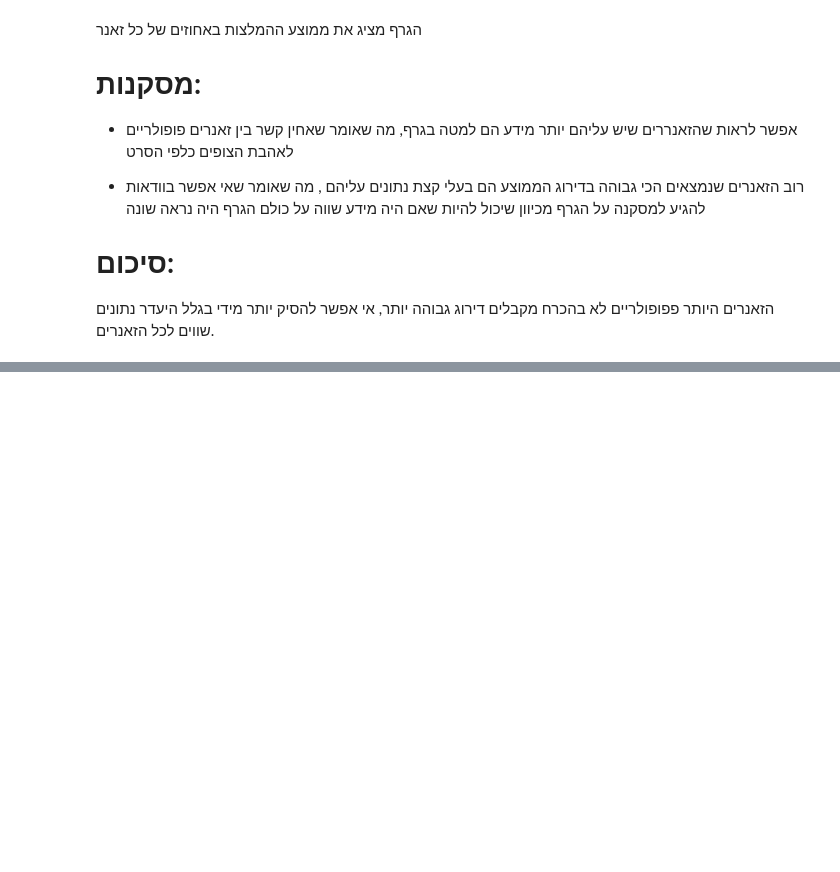
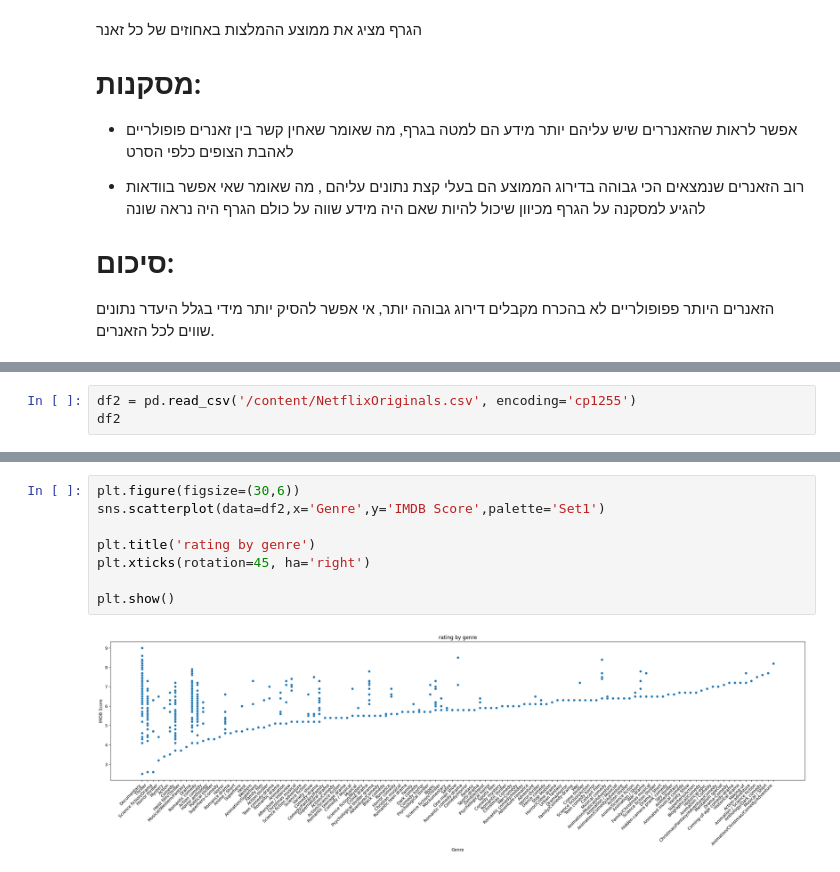
Before and after one commit to Noa810/gal, a Jupyter notebook: project_40_.ipynb, the cells around one changed output, grey strips where cells are left out. Drawn from its saved outputs; the diff is of its cells as text; blank space fills up the shorter version.

```diff
--- a/project_40_.ipynb
+++ b/project_40_.ipynb
@@ -303,0 +365,3 @@ ax.plot(ordered_categories, mean_y_by_x.loc[ordered_categories].values, color='r
+# %%
+df2 = pd.read_csv('/content/NetflixOriginals.csv', encoding='cp1255')
+df2
@@ -303,0 +400,10 @@ ax.plot(ordered_categories, mean_y_by_x.loc[ordered_categories].values, color='r
+# %%
+plt.figure(figsize=(30,6))
+sns.scatterplot(data=df2,x='Genre',y='IMDB Score',palette='Set1')
+
+plt.title('rating by genre')
+plt.xticks(rotation=45, ha='right')
+
+plt.show()
+# %% [output]
+[figure, added]
```
Also changed, not shown: parts of 34 cells of this notebook.
